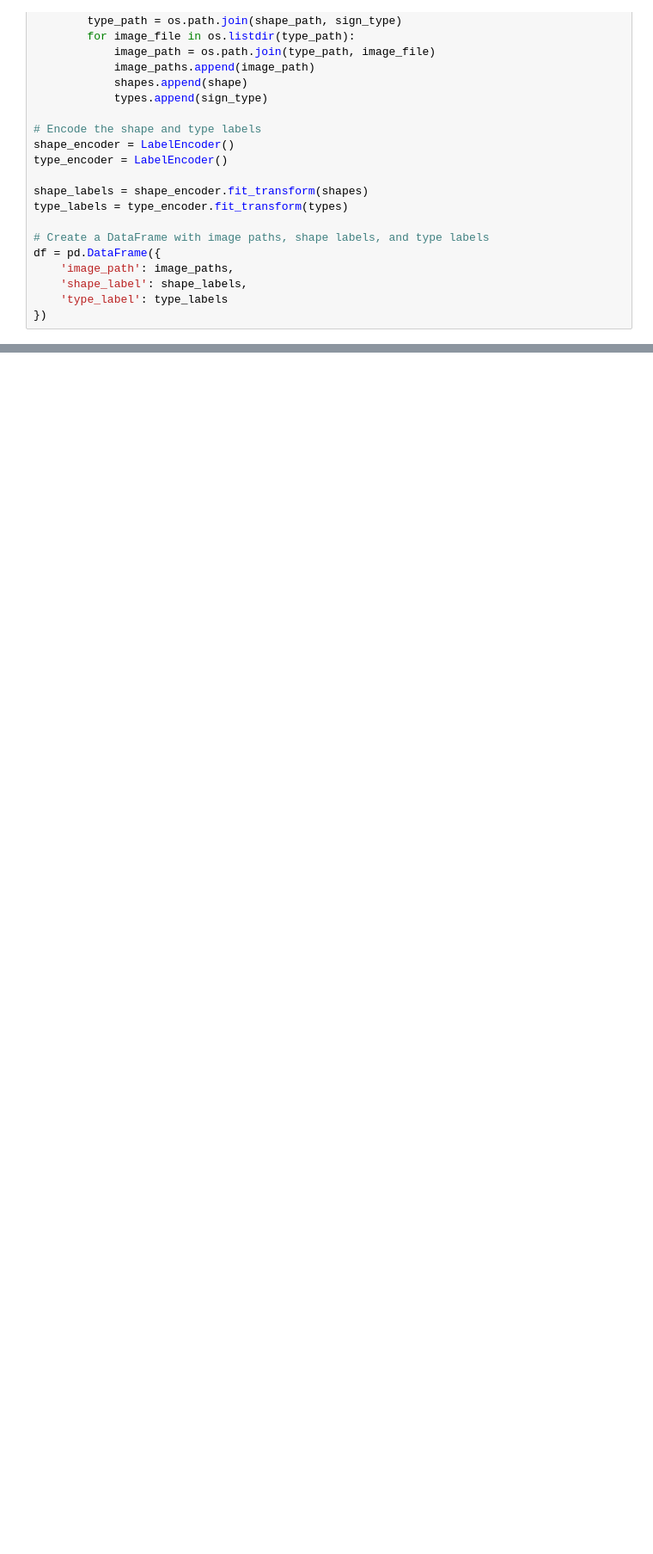
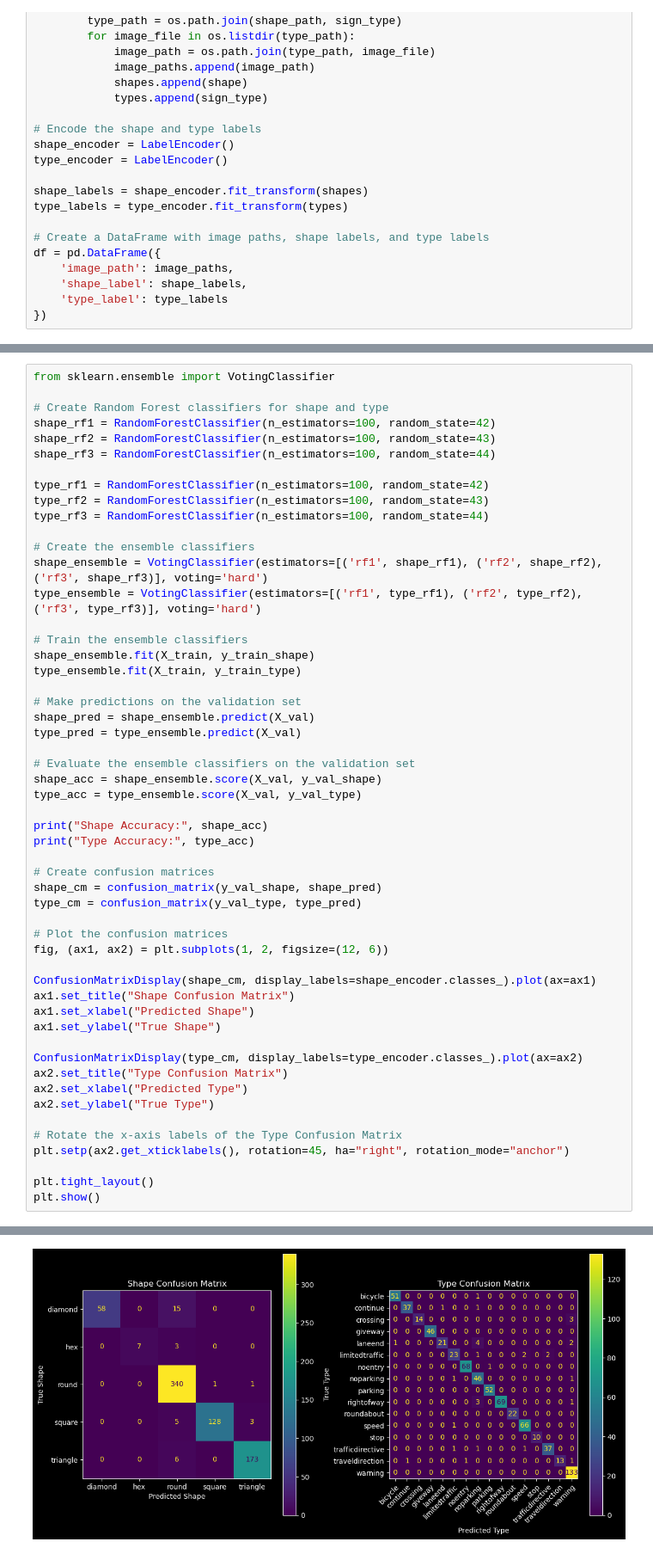
Before and after one commit to des1-gner/trafficsigns-main, a Jupyter notebook: s3952320_s3900481.ipynb, the cells around one changed output, grey strips where cells are left out. Shown at 86% size. Drawn from its saved outputs; the diff is of its cells as text; blank space fills up the shorter version.

```diff
--- a/s3952320_s3900481.ipynb
+++ b/s3952320_s3900481.ipynb
@@ -323,0 +289,54 @@ Type Accuracy: 0.9554054054054054
+# %%
+from sklearn.ensemble import VotingClassifier
+
+# Create Random Forest classifiers for shape and type
+shape_rf1 = RandomForestClassifier(n_estimators=100, random_state=42)
+shape_rf2 = RandomForestClassifier(n_estimators=100, random_state=43)
+shape_rf3 = RandomForestClassifier(n_estimators=100, random_state=44)
+
+type_rf1 = RandomForestClassifier(n_estimators=100, random_state=42)
+type_rf2 = RandomForestClassifier(n_estimators=100, random_state=43)
+type_rf3 = RandomForestClassifier(n_estimators=100, random_state=44)
+
+# Create the ensemble classifiers
+shape_ensemble = VotingClassifier(estimators=[('rf1', shape_rf1), ('rf2', shape_rf2), ('rf3', shape_rf3)], voting='hard')
+type_ensemble = VotingClassifier(estimators=[('rf1', type_rf1), ('rf2', type_rf2), ('rf3', type_rf3)], voting='hard')
+
+# Train the ensemble classifiers
+shape_ensemble.fit(X_train, y_train_shape)
+type_ensemble.fit(X_train, y_train_type)
+
+# Make predictions on the validation set
+shape_pred = shape_ensemble.predict(X_val)
+type_pred = type_ensemble.predict(X_val)
+
+# Evaluate the ensemble classifiers on the validation set
+shape_acc = shape_ensemble.score(X_val, y_val_shape)
+type_acc = type_ensemble.score(X_val, y_val_type)
+
+print("Shape Accuracy:", shape_acc)
+print("Type Accuracy:", type_acc)
+
+# Create confusion matrices
+shape_cm = confusion_matrix(y_val_shape, shape_pred)
+type_cm = confusion_matrix(y_val_type, type_pred)
+
+# Plot the confusion matrices
+fig, (ax1, ax2) = plt.subplots(1, 2, figsize=(12, 6))
+
+ConfusionMatrixDisplay(shape_cm, display_labels=shape_encoder.classes_).plot(ax=ax1)
+ax1.set_title("Shape Confusion Matrix")
+ax1.set_xlabel("Predicted Shape")
+ax1.set_ylabel("True Shape")
+
+ConfusionMatrixDisplay(type_cm, display_labels=type_encoder.classes_).plot(ax=ax2)
+ax2.set_title("Type Confusion Matrix")
+ax2.set_xlabel("Predicted Type")
+ax2.set_ylabel("True Type")
+
+# Rotate the x-axis labels of the Type Confusion Matrix
+plt.setp(ax2.get_xticklabels(), rotation=45, ha="right", rotation_mode="anchor")
+
+plt.tight_layout()
+plt.show()
+# %% [output]
@@ -323,0 +345 @@ Type Accuracy: 0.9554054054054054
+[figure, added]
```
Also changed, not shown: parts of 27 cells of this notebook, 1 other file.
